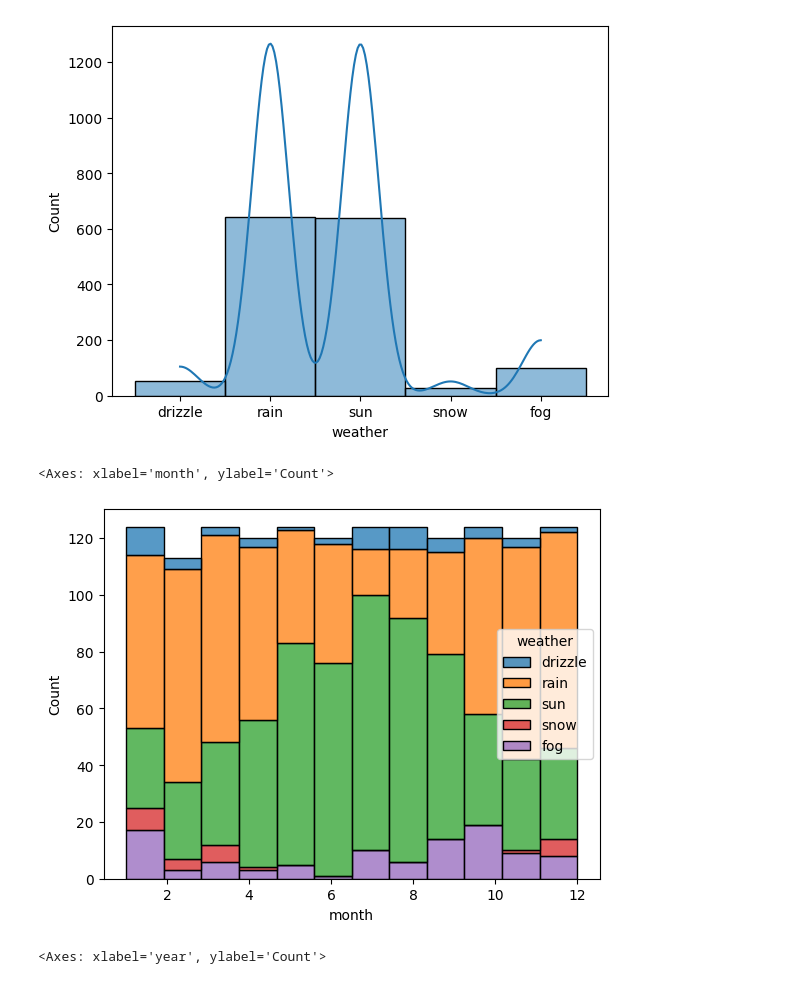
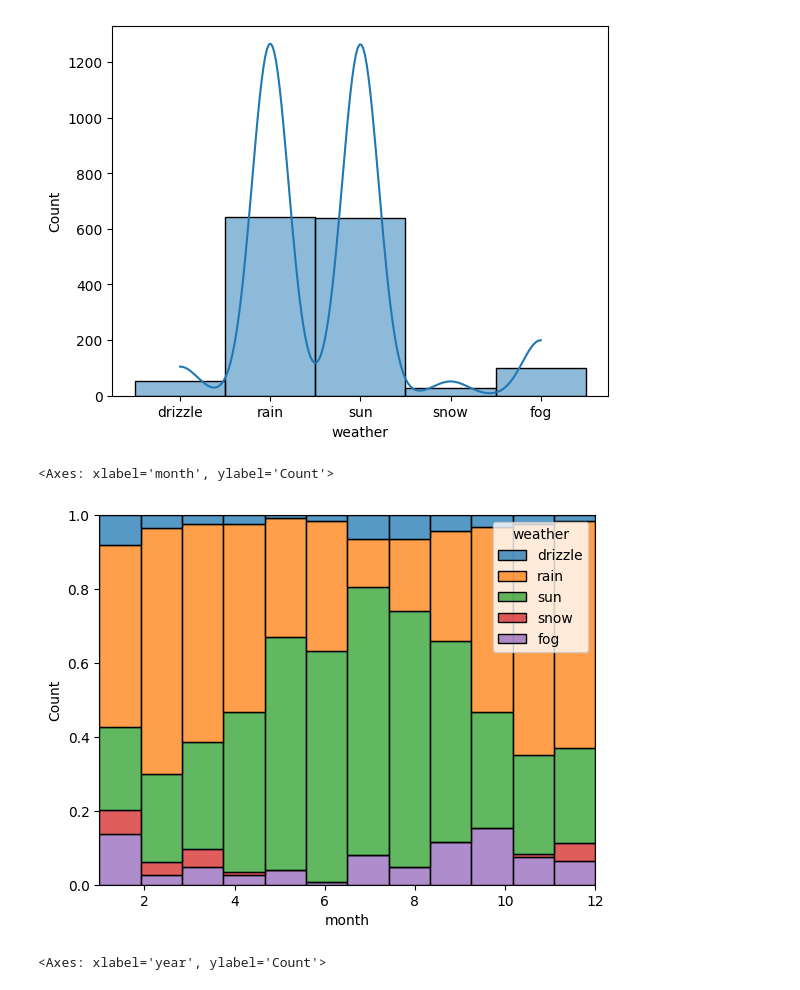
Before and after one commit to Inezariane/EDA--Exploratory-Data-Analysis-, a Jupyter notebook: weather-backend/explore_dataset.ipynb, the cells around one changed output. Drawn from its saved outputs; the diff is of its cells as text; code cells hidden in the pictures.

```diff
--- a/explore_dataset.ipynb
+++ b/weather-backend/explore_dataset.ipynb
@@ -5,7 +5,7 @@ import seaborn as sns
 
 # Import the dataset from the downloaded kaggle's seattle-weather repository
 
-df=pd.read_csv('seattle-weather.csv')
+df=pd.read_csv('./data/seattle-weather.csv')
 df.head()
 # %% [output]
 |  | date | precipitation | temp_max | temp_min | wind | weather |
@@ -62,13 +62,13 @@ sns.histplot(df['weather'], bins=30, kde=True)
 # %%
 # Let us try to group the weather by month and see the variations and distribution of weather throughout the month.
 
 df['month'] = pd.to_datetime(df['date']).dt.month
-sns.histplot(data=df, x='month', hue='weather', multiple='stack', bins=12)
+sns.histplot(data=df, x='month', hue='weather', multiple='fill', bins=12)
 
 # This technique can be used to know the coldest month, the hottest month, the driest month, and the wettest month in a year.
 # %% [output]
 <Axes: xlabel='month', ylabel='Count'>
-[figure, old version]
+[figure, new version]
 # %%
 # We can also check the distribution of weather by year.
 df['year'] = pd.to_datetime(df['date']).dt.year
```
Also changed, not shown: parts of 1 cell of this notebook, 10 other files.
